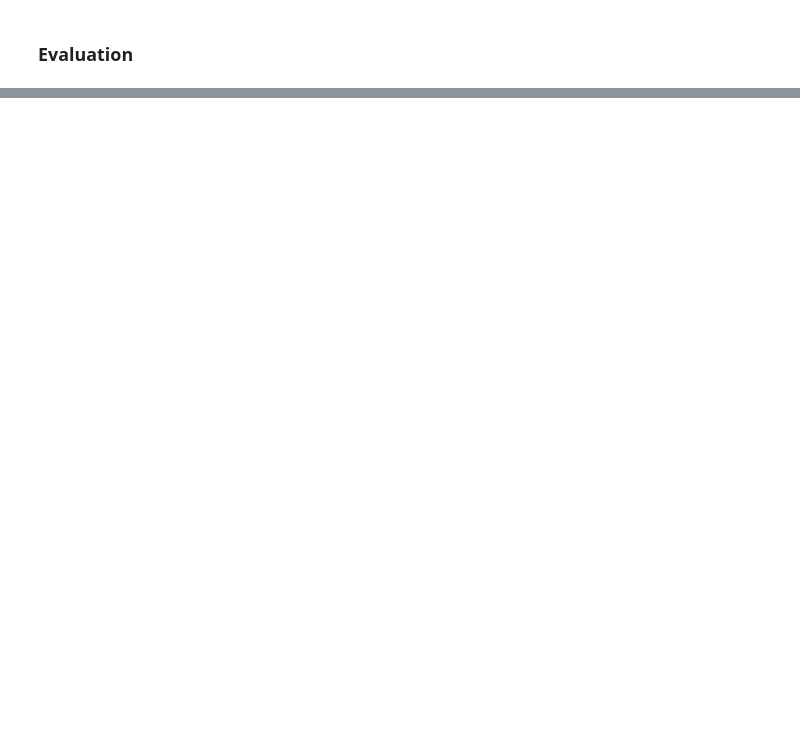
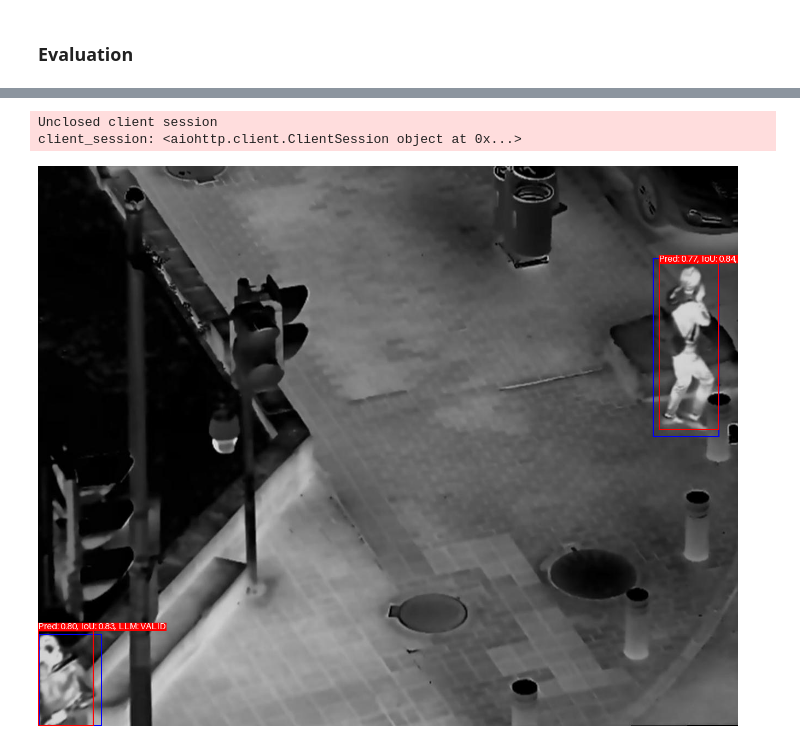
Before and after one commit to shinishiho/tw_project, a Jupyter notebook: main.ipynb, the cells around one changed output, grey strips where cells are left out. Drawn from its saved outputs; the diff is of its cells as text; code cells hidden in the pictures; blank space fills up the shorter version.

```diff
--- a/main.ipynb
+++ b/main.ipynb
@@ -628,7 +715,7 @@ LLM_RESULTS_PATH = Path("datasets/LLVIP/llm_results.jsonl")
 LABELS_DIR       = Path("datasets/LLVIP/labels/test")
 IMG_SRC_DIR      = Path("datasets/LLVIP/images/test")
 
-IOU_THRESHOLD    = 0.4
+IOU_THRESHOLD    = 0.5
 
 class BoxVerdict(BaseModel):
     id: int
@@ -721,3 +808,54 @@ for img_id in all_img_ids:
 
 df = pd.DataFrame(records)
 df.to_csv("llvip_analysis.csv", index=False)
+# %% [output]
+Unclosed client session
+client_session: <aiohttp.client.ClientSession object at 0x...>
+# %%
+"""Annotate"""
+
+from PIL import Image, ImageDraw, ImageFont
+from IPython.display import display
+
+IMG_ID = "200196.jpg"
+img_path = IMG_SRC_DIR / IMG_ID
+
+image = Image.open(img_path)
+img_draw = ImageDraw.Draw(image)
+
+item = [rec for rec in llm_results if rec["folder_name"] == Path(IMG_ID).stem and "error" not in rec]
+if len(item) > 0:
+    llm_verdicts = item[0]["boxes"] # Should have only 1 item ig
+else:
+    llm_verdicts = []
+
+pred_ann = preds.get(IMG_ID)
+gt_ann = gts.get(IMG_ID)
+
+if gt_ann and gt_ann.boxes:
+    for box in gt_ann.boxes:
+        img_draw.rectangle([box.xmin, box.ymin, box.xmax, box.ymax], outline="blue", width=2)
+
+boxes = match_boxes(gt_ann, pred_ann, iou_threshold=IOU_THRESHOLD)
+for i, (pred_box, gt_box, is_tp) in enumerate(boxes):
+    font = ImageFont.load_default(16)
+    if pred_box is not None and gt_box is not None:
+        line = f"Pred: {pred_box.confidence:.2f}, IoU: {pred_box.iou(gt_box):.2f}, LLM: {llm_verdicts[i]['verdict'] if i < len(llm_verdicts) else 'N/A'}"
+    elif pred_box is not None:
+        line = f"Pred: {pred_box.confidence:.2f}, IoU: N/A, LLM: {llm_verdicts[i]['verdict'] if i < len(llm_verdicts) else 'N/A'}"
+    else:
+        line = f"False Negative, LLM: {llm_verdicts[i]['verdict'] if i < len(llm_verdicts) else 'N/A'}"
+
+    if pred_box.ymin - font.size < 0:
+        text_position = (pred_box.xmin, pred_box.ymax - font.size + 2)
+    else:
+        text_position = (pred_box.xmin, pred_box.ymin - font.size - 2)
+    text_box = img_draw.textbbox(text_position, line, font=font)
+    img_draw.rectangle(text_box, fill="red")
+    img_draw.text(text_position, line, fill="white", font=font)
+
+    img_draw.rectangle([pred_box.xmin, pred_box.ymin, pred_box.xmax, pred_box.ymax], outline="red", width=2)
+
+display(image)
+# %% [output]
+[figure, added]
```
Also changed, not shown: parts of 9 cells of this notebook, 6 other files.
